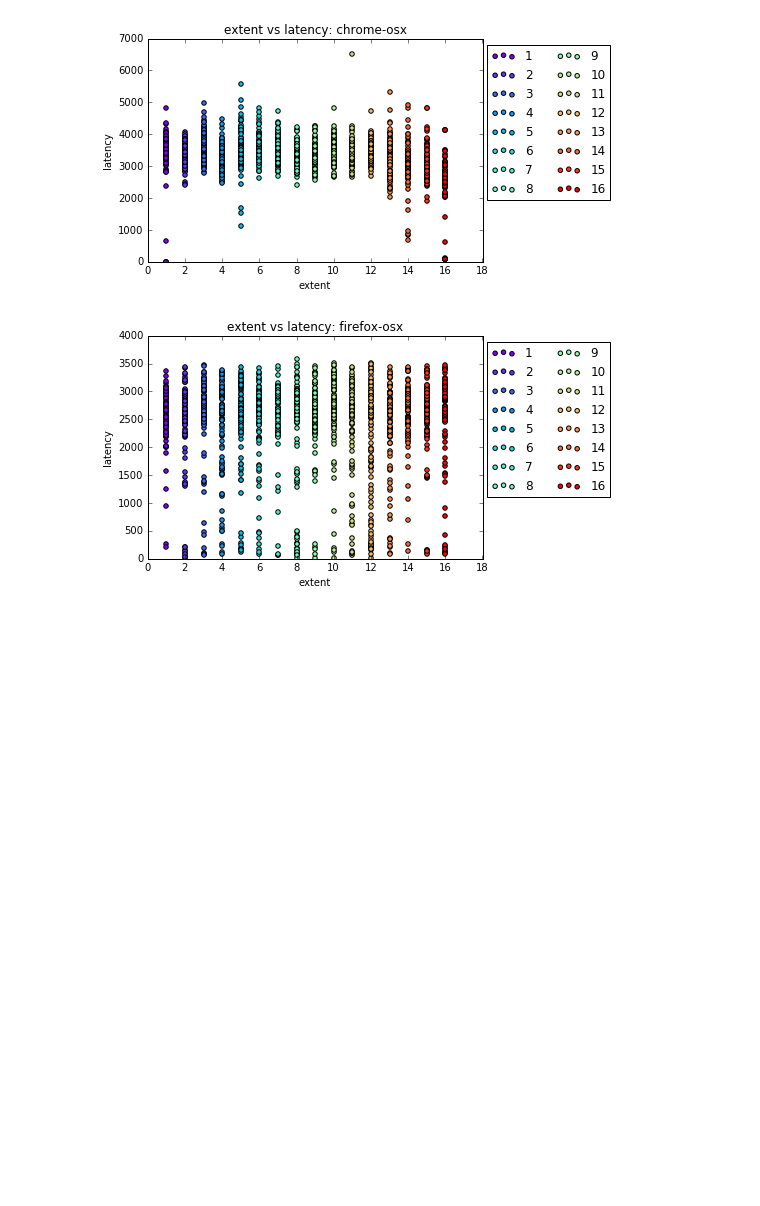
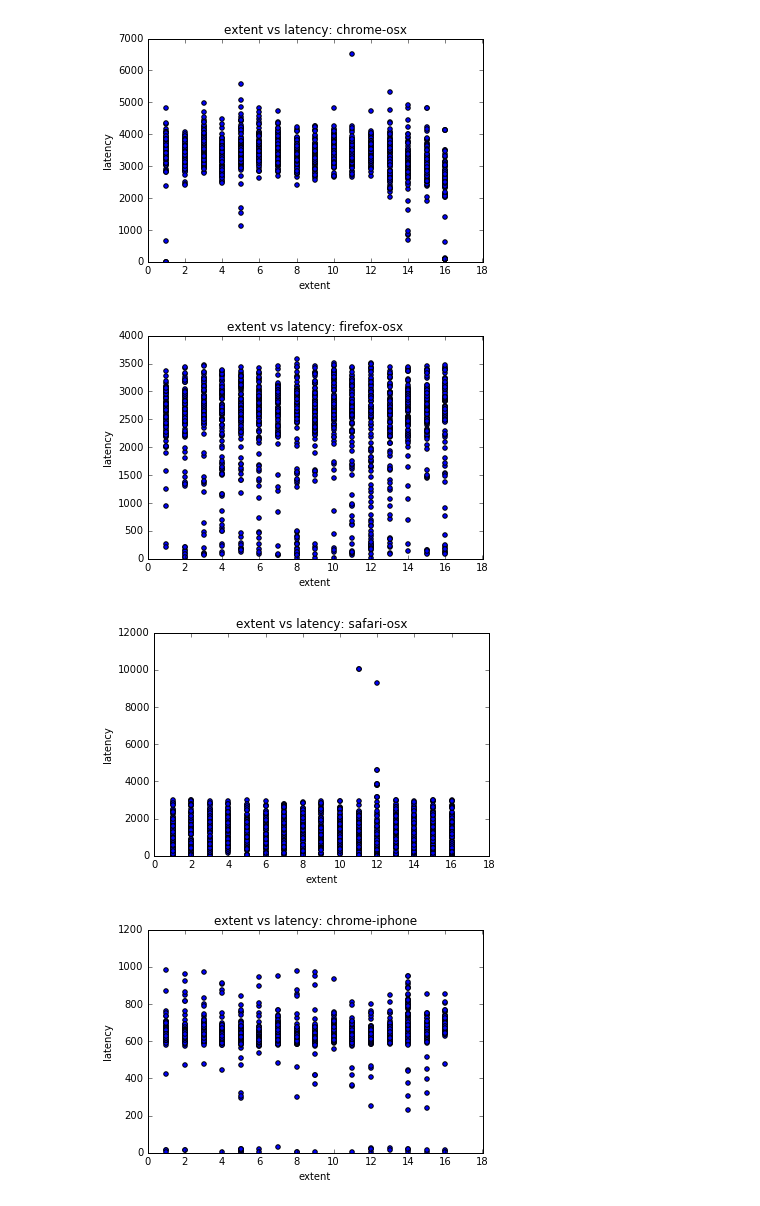
Before and after one commit to joshblum/eeg-toolkit, a Jupyter notebook: experiment-results/visgoth-experiments.ipynb, the cells around one changed output. Drawn from its saved outputs; the diff is of its cells as text; code cells hidden in the pictures; blank space fills up the shorter version.

```diff
--- a/experiment-results/visgoth-experiments.ipynb
+++ b/experiment-results/visgoth-experiments.ipynb
@@ -34,8 +34,7 @@ def x_vs_y(name, x_key, y_key, extent=None):
     ax = plt.gca()
 
     extent_range = range(1, 17) if not extent else range(extent, extent + 1)
-    colors = cm.rainbow(np.linspace(0, 1, len(extent_range)))
-    for c, e in zip(colors,extent_range):
+    for e in extent_range:
         x_values = data[e][x_key]
         y_values = data[e][y_key]
 #         x.extend(x_values)
@@ -47,7 +46,7 @@ def x_vs_y(name, x_key, y_key, extent=None):
         v = zip(x_values,y_values)
         v.sort(key=lambda point: point[0])
         x, y = zip(*v)
-        ax.scatter(x, y, c=c, label=e)
+        ax.scatter(x, y, label=e)
 #         ax.plot(x, y,  label=e, linewidth=2)
 
     if extent:
@@ -57,11 +56,17 @@ def x_vs_y(name, x_key, y_key, extent=None):
     ax.set_xlabel(x_key)
     ax.set_ylabel(y_key)
     ax.set_ylim(ymin=0) # must be after plot
-    plt.legend(loc='best', bbox_to_anchor=(1.4, 1), ncol=2)
+#     plt.legend(loc='best', bbox_to_anchor=(1.4, 1), ncol=2)
     plt.show()
 # %%
 x_vs_y("chrome-osx", "extent", "latency")
 x_vs_y("firefox-osx", "extent", "latency")
+x_vs_y("safari-osx", "extent", "latency")
+x_vs_y("chrome-iphone", "extent", "latency")
+x_vs_y("firefox-iphone", "extent", "latency")
+x_vs_y("safari-iphone", "extent", "latency")
 # %% [output]
-[figure, old version]
+[figure, new version]
-[figure, old version]
+[figure, new version]
+[figure, added]
+[figure, added]
```
Also changed, not shown: parts of 1 cell of this notebook, 3 other files.
